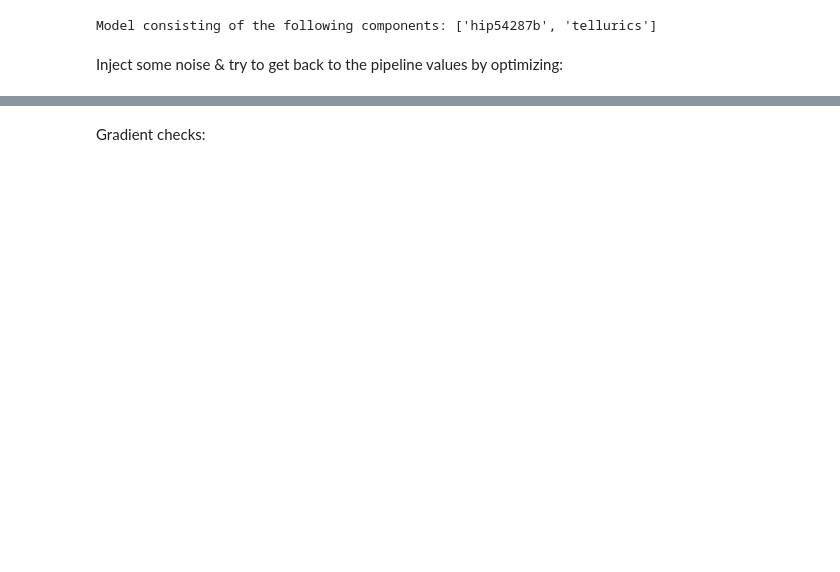
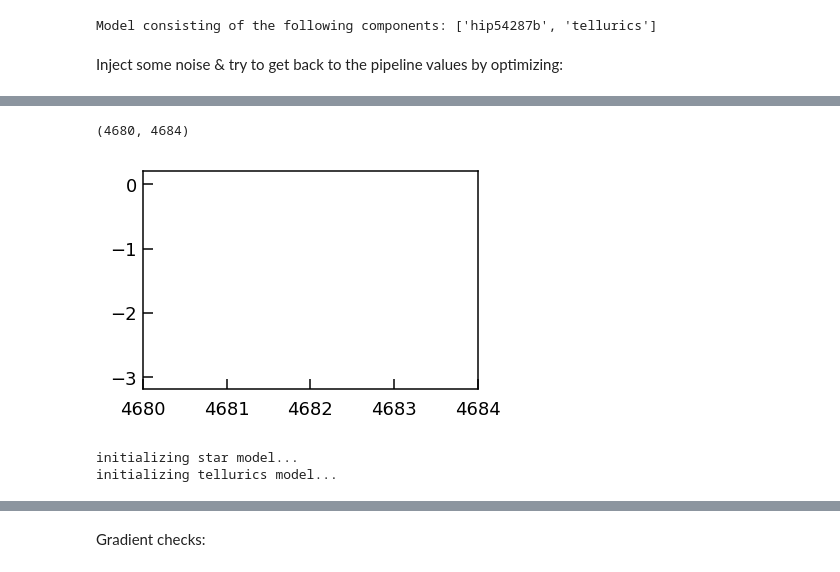
Before and after one commit to megbedell/wobble, a Jupyter notebook: wobbleflow.ipynb, the cells around one changed output, grey strips where cells are left out. Cells and saved outputs as stored; diff of their text form; code cells hidden in the pictures; blank space fills up the shorter version.

```diff
--- a/wobbleflow.ipynb
+++ b/wobbleflow.ipynb
@@ -29,7 +29,14 @@ plt.scatter(data.pipeline_rvs, star_rvs + data.pipeline_rvs)
 # %%
-#plt.plot(session.run(data.xs[0][0,:]), session.run(data.ys[0][0,:]))
-#plt.plot(session.run(data.xs[0][5,:]), session.run(data.ys[0][5,:]))
+plt.plot(np.exp(session.run(data.xs[0][0,:])), session.run(data.ys[0][0,:]))
+plt.plot(np.exp(session.run(data.xs[0][5,:])), session.run(data.ys[0][5,:]))
+plt.xlim([4680, 4684])
+# %% [output]
+(4680, 4684)
+[figure, added]
 # %%
-#for c in model.components:
-#    c.initialize_model(0, data)
-#    session.run(tf.variables_initializer([c.model_xs[0], c.model_ys[0]]))
+for c in model.components:
+    c.initialize_model(0, data)
+    session.run(tf.variables_initializer([c.model_xs[0], c.model_ys[0]]))
+# %% [output]
+initializing star model...
+initializing tellurics model...
```
Also changed, not shown: parts of 10 cells of this notebook, 1 other file.
